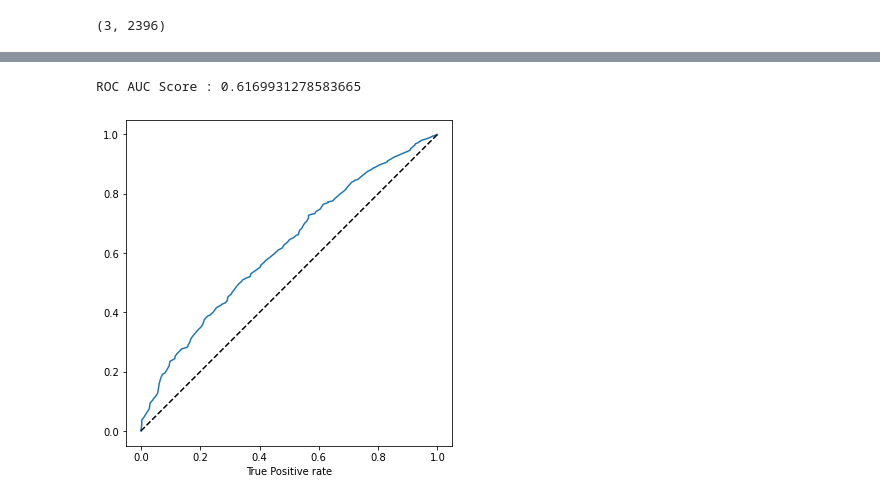
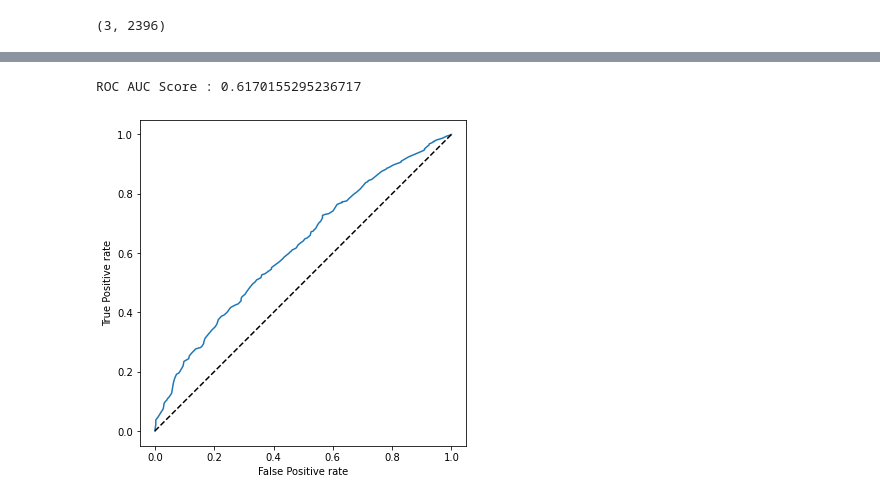
Before and after one commit to amber-kshz/ahiru-book-CmdStanPy, a Jupyter notebook: chap05/003_sec5.3.ipynb, the cells around one changed output, grey strips where cells are left out. Cells and saved outputs as stored; diff of their text form; code cells hidden in the pictures.

```diff
--- a/chap05/003_sec5.3.ipynb
+++ b/chap05/003_sec5.3.ipynb
@@ -227,17 +230,18 @@ plt.show()
 # %%
+# Fig 5.11
 # ROC curve :
 
 print("ROC AUC Score :", roc_auc_score(df["Y"].values, q_percentiles[1]))
 
 fpr, tpr, thresholds = roc_curve(df["Y"].values, q_percentiles[1])
 fig = plt.figure(figsize=(6, 6))
 ax = fig.add_subplot(111)
 ax.plot(fpr, tpr)
 ax.plot([0,1], [0,1], 'k--')
 ax.set_aspect("equal")
 ax.set_xlabel("False Positive rate")
-ax.set_xlabel("True Positive rate")
+ax.set_ylabel("True Positive rate")
 plt.show()
 # %% [output]
-ROC AUC Score : 0.6169931278583665
+ROC AUC Score : 0.6170155295236717
-[figure, old version]
+[figure, new version]
```
Also changed, not shown: parts of 8 cells of this notebook, 28 other files.
